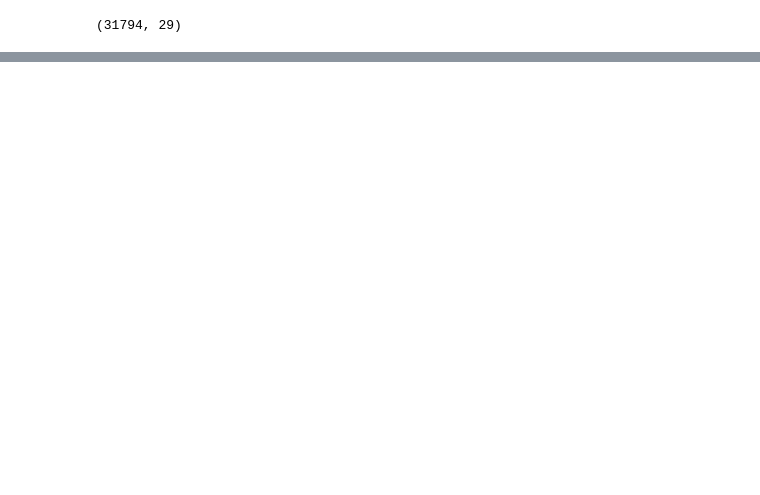
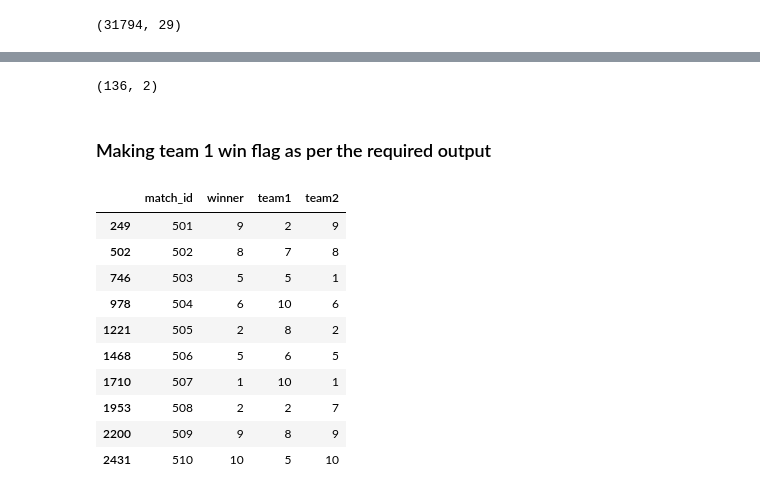
Before and after one commit to Byte7/Techgig-AI-Contest, a Jupyter notebook: TechGig_AI_Contest.ipynb, the cells around one changed output, grey strips where cells are left out. Saved outputs shown, nothing was run; the diff lists cells and outputs as text; code cells hidden in the pictures; blank space fills up the shorter version.

```diff
--- a/TechGig_AI_Contest.ipynb
+++ b/TechGig_AI_Contest.ipynb
@@ -415,0 +492,9 @@ print(count_pred)
+# %%
+# creating dataframe for each instance of delivery
+output = pd.DataFrame(new_test['match_id'])
+output['winner'] = test_data_predictions
+# %%
+# selecting last instance to find final winner
+testing_df = output.copy(deep=True)
+testing_df.drop_duplicates(subset='match_id', keep='last', inplace=True)
+testing_df.head(10)
@@ -415,0 +513,23 @@ print(count_pred)
+# %%
+testing_df.shape
+# %% [output]
+(136, 2)
+# %% [markdown]
+### Making team 1 win flag as per the required output
+# %%
+testing_df['team1'] = TestMatches['team1'].values
+testing_df['team2'] = TestMatches['team2'].values
+# %%
+testing_df.head(10)
+# %% [output]
+|  | match_id | winner | team1 | team2 |
+| 249 | 501 | 9 | 2 | 9 |
+| 502 | 502 | 8 | 7 | 8 |
+| 746 | 503 | 5 | 5 | 1 |
+| 978 | 504 | 6 | 10 | 6 |
+| 1221 | 505 | 2 | 8 | 2 |
+| 1468 | 506 | 5 | 6 | 5 |
+| 1710 | 507 | 1 | 10 | 1 |
+| 1953 | 508 | 2 | 2 | 7 |
+| 2200 | 509 | 9 | 8 | 9 |
+| 2431 | 510 | 10 | 5 | 10 |
```
Also changed, not shown: parts of 58 cells of this notebook, 1 other file.
